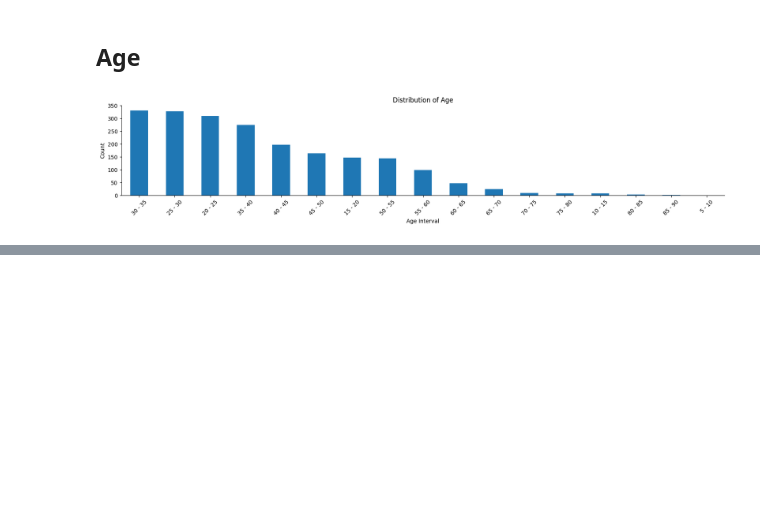
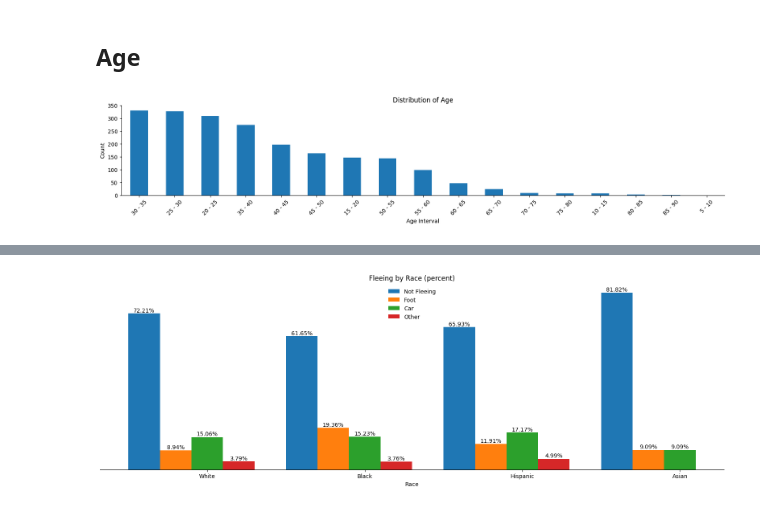
Before and after one commit to Jpooouks/fatal-police-shooting-eda, a Jupyter notebook: fatal_police_shootings_jp.ipynb, the cells around one changed output, grey strips where cells are left out. Cells and saved outputs as stored; diff of their text form; code cells hidden in the pictures; blank space fills up the shorter version.

```diff
--- a/fatal_police_shootings_jp.ipynb
+++ b/fatal_police_shootings_jp.ipynb
@@ -607,0 +617,37 @@ ax.set_ylim(0, 350);
+# %%
+total_flee = (
+    df.groupby('race')
+    .flee
+    .value_counts()
+    .groupby(level=0)
+    .sum()
+             )
+flee_race_p = (
+    df.groupby('race')
+    .flee
+    .value_counts()
+    .divide(total_flee)
+    .multiply(100)
+    .round(decimals=2)
+            )
+# %%
+fig, ax = plt.subplots(figsize=(20,6))
+pos = np.arange(4)
+container_1 = ax.bar(pos, flee_race_p[:, 'Not fleeing'][['W', 'B', 'H', 'A']], width=0.2, label='Not Fleeing')
+container_2 = ax.bar(pos + 0.2, flee_race_p[:, 'Foot'][['W', 'B', 'H', 'A']], width=0.2, label='Foot')
+container_3 = ax.bar(pos + 0.4, flee_race_p[:, 'Car'][['W', 'B', 'H', 'A']], width=0.2, label='Car')
+container_4 = ax.bar(pos + 0.6, np.append(flee_race_p[:, 'Other'][['W', 'B', 'H']], np.nan), width=0.2, label='Other')
+ax.spines[['top', 'right', 'left']].set_visible(False)
+ax.bar_label(container_1, fmt='{}%')
+ax.bar_label(container_2, fmt='{}%')
+ax.bar_label(container_3, fmt='{}%')
+ax.bar_label(container_4, fmt='{}%')
+ax.yaxis.set_major_formatter(plt.NullFormatter())
+ax.yaxis.set_major_locator(plt.NullLocator())
+ax.set_xticks(pos + 0.4)
+ax.set_xticklabels(['White', 'Black', 'Hispanic', 'Asian'])
+ax.legend(frameon=False)
+ax.set_title('Fleeing by Race (percent)')
+ax.set_xlabel('Race');
+# %% [output]
+[figure, added]
```
Also changed, not shown: parts of 6 cells of this notebook.
